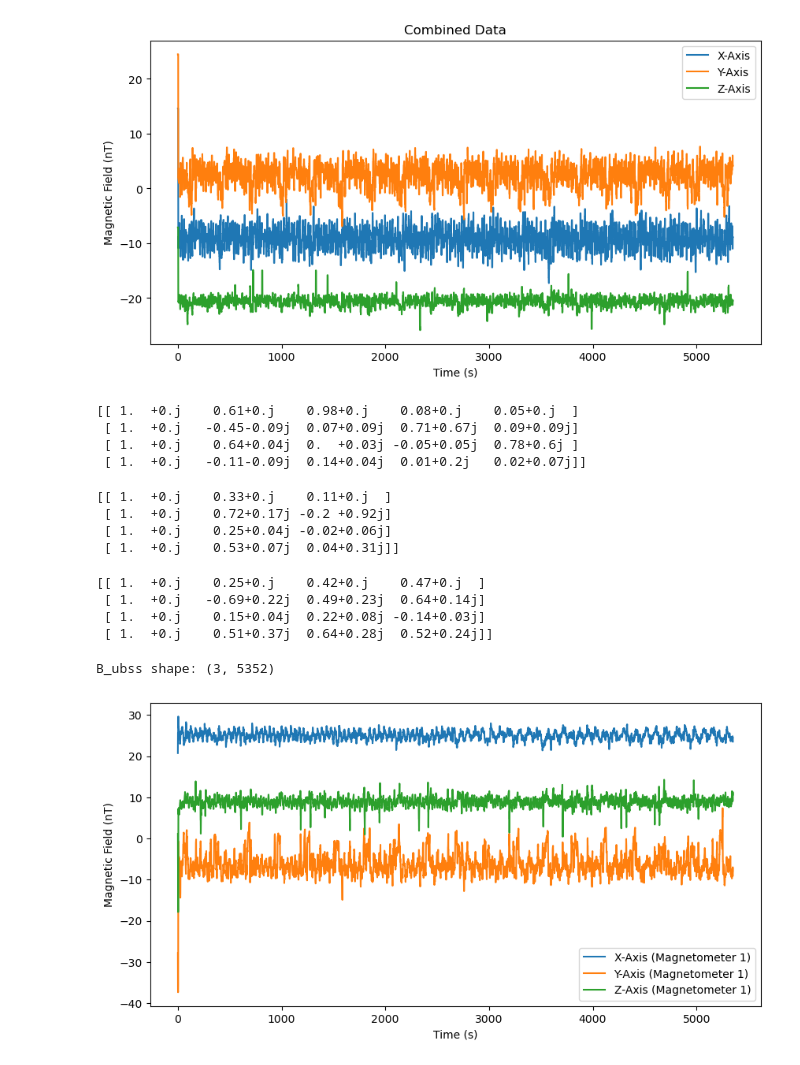
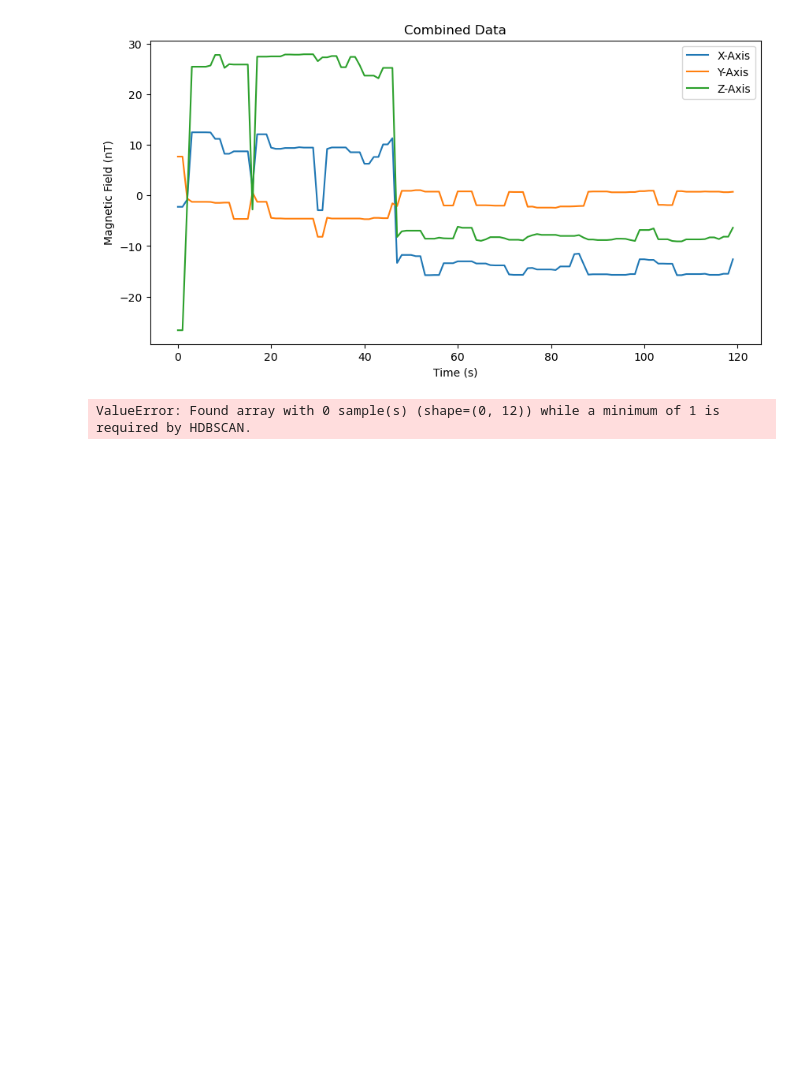
Before and after one commit to prem2056rana/RM3100_DATA_UBSS, a Jupyter notebook: UBSS.ipynb, the cells around one changed output. Saved outputs shown, nothing was run; the diff lists cells and outputs as text; code cells hidden in the pictures; blank space fills up the shorter version.

```diff
--- a/UBSS.ipynb
+++ b/UBSS.ipynb
@@ -1,6 +1,8 @@
 # %%
 import numpy as np
 import matplotlib.pyplot as plt
+from scipy import signal
+import plotly.graph_objects as go
 import sys
 sys.path.append(r'C:\Users\ASUS\Desktop\ubss\MAGPRIME')
 from magprime.algorithms import UBSS
@@ -15,7 +17,7 @@ def load_data(file_path):
     return data
 
 # Path to the data file
-file_path = r"C:\Users\ASUS\Desktop\ubss\twomagnetictorq_10min_data1.txt"
+file_path = r"C:\Users\ASUS\Desktop\ubss\Decoded_magnetometer_data1.txt"
 
 # Load data
 B = load_data(file_path)
@@ -51,45 +53,32 @@ plt.plot(B_ma[1,2]-B_ma[0,2], label="Z-Axis")
 plt.xlabel("Time (s)")
 plt.ylabel("Magnetic Field (nT)")
 plt.legend()
 plt.show()
 
 # Detrend the data (proper assignment)
 UBSS.detrend = False
 
 # Algorithm Parameters
 UBSS.sigma = 10
 UBSS.fs = 0.1
 UBSS.cs_iters = 2
 UBSS.bpo = 5
 
 # Clean the data (use the 3D array)
 B_ubss = UBSS.clean(np.copy(B_ma), triaxial=True)
 
 # Check the shape of B_ubss to understand its structure
 print(f"B_ubss shape: {B_ubss.shape}")
 
 # Plot the data assuming B_ubss is a 2D array (magnetometer x time)
 plt.figure(figsize=(10, 5))
 plt.plot(B_ubss[0, :], label="X-Axis (Magnetometer 1)")
 plt.plot(B_ubss[1, :], label="Y-Axis (Magnetometer 1)")
 plt.plot(B_ubss[2, :], label="Z-Axis (Magnetometer 1)")
 plt.xlabel("Time (s)")
 plt.ylabel("Magnetic Field (nT)")
 plt.legend()
 plt.show()
 # %% [output]
-[figure, old version]
+[figure, new version]
-[[ 1.  +0.j    0.61+0.j    0.98+0.j    0.08+0.j    0.05+0.j  ]
- [ 1.  +0.j   -0.45-0.09j  0.07+0.09j  0.71+0.67j  0.09+0.09j]
- [ 1.  +0.j    0.64+0.04j  0.  +0.03j -0.05+0.05j  0.78+0.6j ]
- [ 1.  +0.j   -0.11-0.09j  0.14+0.04j  0.01+0.2j   0.02+0.07j]]
+ValueError: Found array with 0 sample(s) (shape=(0, 12)) while a minimum of 1 is required by HDBSCAN.
-[[ 1.  +0.j    0.33+0.j    0.11+0.j  ]
- [ 1.  +0.j    0.72+0.17j -0.2 +0.92j]
- [ 1.  +0.j    0.25+0.04j -0.02+0.06j]
- [ 1.  +0.j    0.53+0.07j  0.04+0.31j]]
-[[ 1.  +0.j    0.25+0.j    0.42+0.j    0.47+0.j  ]
- [ 1.  +0.j   -0.69+0.22j  0.49+0.23j  0.64+0.14j]
- [ 1.  +0.j    0.15+0.04j  0.22+0.08j -0.14+0.03j]
- [ 1.  +0.j    0.51+0.37j  0.64+0.28j  0.52+0.24j]]
-B_ubss shape: (3, 5352)
-[figure, removed]
```
Also changed, not shown: parts of 1 cell of this notebook, 13 other files.
